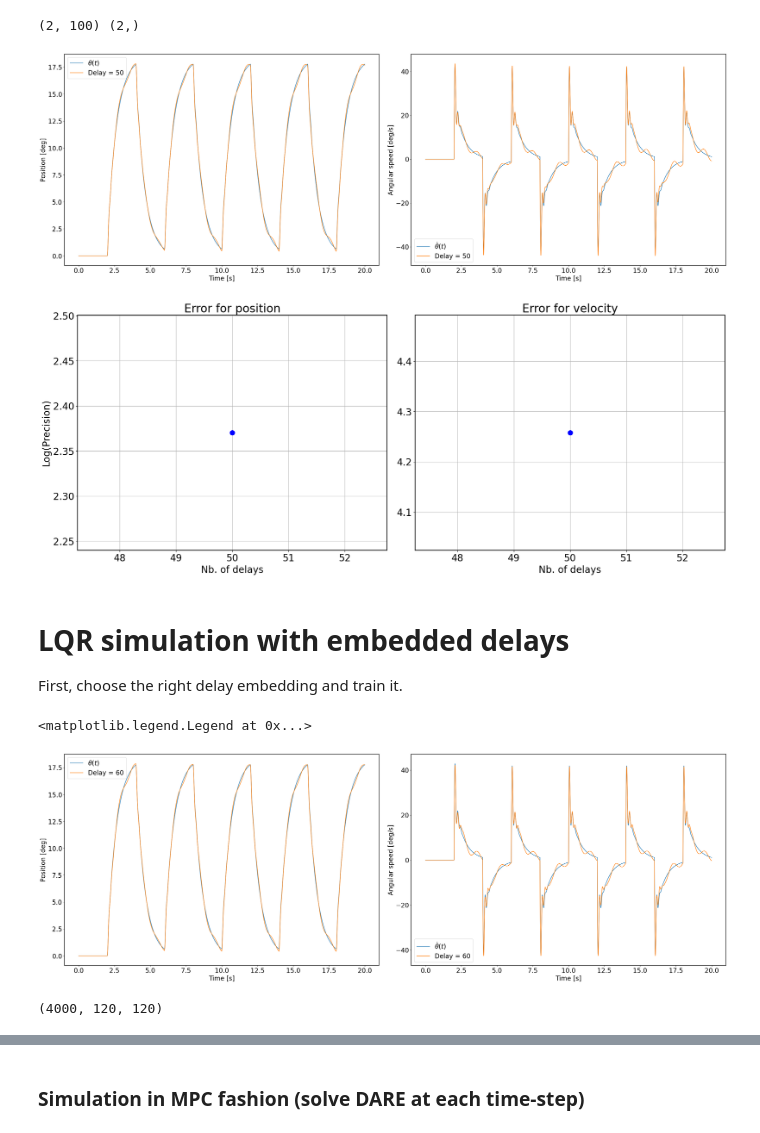
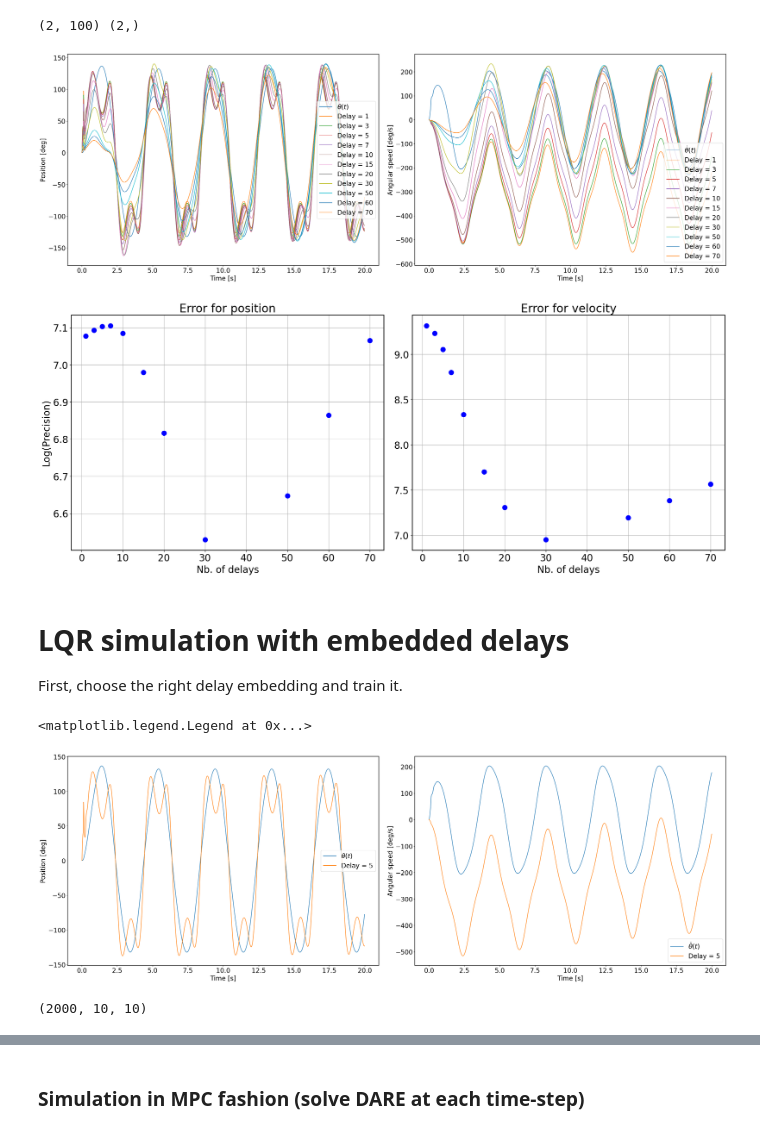
Before and after one commit to CedricFont/Subspace-learning-for-robot-application, a Jupyter notebook: LQR simulation/PendulumDelayEmbeddings.ipynb, the cells around one changed output, grey strips where cells are left out. Cells and saved outputs as stored; diff of their text form; code cells hidden in the pictures.

```diff
--- a/LQR simulation/PendulumDelayEmbeddings.ipynb
+++ b/LQR simulation/PendulumDelayEmbeddings.ipynb
@@ -22,15 +19,15 @@ The autoreload extension is already loaded. To reload it, use:
 # %%
 pend1, pend2 = SimplePendulum(mass=.7, length=.7), SimplePendulum(mass=.8, length=.8) # Create pendulum instance
-pend1.dt, pend2.dt = 5e-3, 5e-3
+pend1.dt, pend2.dt = 1e-2, 1e-2
 pend1.T, pend1.X0, pend2.T, pend2.X0 = np.arange(0,20,pend1.dt), np.array([deg2rad(0),0]), np.arange(0,20,pend2.dt), np.array([deg2rad(0),0])
 pend1.N, pend2.N = len(pend1.T), len(pend2.T)
-K, Td, Ti, t_max = 3, 2e-2, 1e-1, 20 # P(I)D controller parameters
-f_ref = 0.5 # Reference frequency
+K, Kd, Ki, t_max, K_sine = 40, 7, 60, 10, 18 # P(I)D controller parameters
+f_ref = 0.25 # Reference frequency
 
 # Reference and associated precision ratio (for LQR)
 pend1.T_ref, pend2.T_ref = np.int(1/f_ref/pend1.dt), np.int(1/f_ref/pend2.dt)
-pend1.ref, precision = squareReference(pend1.N, pend1.T_ref, [deg2rad(20),0], np.int(pend1.T_ref/10), 0)
-pend2.ref = sineReference(pend2.N, pend2.T_ref, [-deg2rad(20), deg2rad(20)])
+pend1.ref, precision = squareReference(pend1.N, pend1.T_ref, [deg2rad(30),0], np.int(pend1.T_ref/10), 0)
+pend2.ref = sineReference(pend2.N, pend2.T_ref, [-deg2rad(150), deg2rad(150)])
 pend1.U, pend2.U = np.zeros(shape=[pend1.N-1]), np.zeros(shape=[pend2.N-1])
 pend1.X, pend2.X = np.empty(shape=[2,pend1.N]), np.empty(shape=[2,pend2.N])
 pend1.X[:,0], pend2.X[:,0] = pend1.X0, pend2.X0
@@ -39,7 +36,7 @@ for i in range(pend1.N-1):
         pend1.X[:,i+1] = RK4(pend1.dynamics, pend1.X0, 0, pend1.dt, type='controller-step-by-step')
         pend2.X[:,i+1] = RK4(pend2.dynamics, pend2.X0, 0, pend2.dt, type='controller-step-by-step')
     else:
-        pend1.U[i], pend2.U[i] = PID(pend1.X, i, pend1.ref[i], K, Td, Ti, pend1.dt, t_max)[1], PD(pend2.X, i, pend2.ref[i], K, Td, pend2.dt)[1]
+        pend1.U[i], pend2.U[i] = PID(pend1.X, i, pend1.ref[i], K, Kd, Ki, pend1.dt, t_max)[0], PID(pend2.X, i, pend2.ref[i], K_sine, Kd, Ki, pend2.dt, t_max)[0]
         pend1.X[:,i+1] = RK4(pend1.dynamics, pend1.X[:,i], pend1.U[i], pend1.dt, type='controller-step-by-step')
         pend2.X[:,i+1] = RK4(pend2.dynamics, pend2.X[:,i], pend2.U[i], pend2.dt, type='controller-step-by-step')
 
@@ -76,11 +73,11 @@ This assumption was however not proposed for the input, for now (let's consider
 
 $$ \begin{pmatrix} x_1(k+1) & x_2(k+1) \\ \vdots & \vdots \\ x_1(k+T) & x_2(k+T) \end{pmatrix} = \begin{pmatrix} x_1(k) & x_2(k) & x_1(k-1) & x_2(k-1) & \cdots & x_1(k-\tau) & x_2(k-\tau) & u(k) & \cdots & u(k-\tau) \\ \vdots & \vdots & \vdots & \vdots & \ddots & \vdots & \vdots & \vdots & \ddots & \vdots \\ x_1(k+T-1) & x_2(k+T-1) & x_1(k+T-2) & x_2(k+T-2) & \cdots & x_1(k+T-1-\tau) & x_2(k+T-1-\tau) & u(T-1) & \cdots & u(T-1-\tau) \end{pmatrix} \begin{pmatrix} A_{11} & A_{21} \\ A_{12} & A_{22} \\ B_1 & B_2 \end{pmatrix} $$
 # %%
-pend = pend1
+pend = pend2
 horizon = np.int(len(pend.T)/2) # Trajectory planning horizon
-tau = 50 # Maximum delay allowed
+tau = 5 # Maximum delay allowed
 
-DLS1, explained_var = DelayedLeastSquare(pend.X, tau, horizon, pend.U[:], nb_u=1), .95
+DLS1, explained_var = DelayedLeastSquare(pend.X, tau, horizon, pend.U[:], nb_u=1), .3
 DLS1.SVD(truncation_ratio=explained_var)
 print('Optimal truncation : ', DLS1.optimal_truncation)
 
@@ -124,54 +121,60 @@ print(DLS1.A_p.shape, DLS1.B_p.shape)
 (2, 100) (2,)
 # %%
 # Several plots
-pend = pend1
-nb_delay = [50]
+pend = pend2
+# nb_delay = [1,10,20,30,40,50,100,150,180,200,250,300,400,500]
+nb_delay = [1,3,5,7,10,15,20,30,50,60,70]
 nb_plots = len(nb_delay)
 horizon = np.int(pend.N/4)
+explained_var = .01
 
 plt.rcParams['font.size'] = 20
 fig, ax = plt.subplots(1, 2, constrained_layout = True, figsize=(30,10))
 fig2, ax2 = plt.subplots(1, 2, constrained_layout = True, figsize=(20,8))
 ax[0].plot(pend.T, rad2deg(pend.X[0,:]), label=r"$\theta (t)$")
 ax[0].set_xlabel('Time [s]'), ax[0].set_ylabel('Position [deg]')
 ax[0].grid()
 ax[0].legend()
 
 ax[1].plot(pend.T, rad2deg(pend.X[1,:]), label=r"$\dot{\theta} (t)$")
 ax[1].set_xlabel('Time [s]'), ax[1].set_ylabel('Angular speed [deg]')
 ax[1].grid()
 ax[1].legend()
 for i in range(nb_plots):
     tau = nb_delay[i]
     DLS1 = DelayedLeastSquare(pend.X, tau, horizon, pend.U[:], nb_u=1)
-    DLS1.truncate(rank=9)
+    DLS1.SVD(truncation_ratio=explained_var)
+#     DLS1.truncate(rank=0)
+    DLS1.truncate(rank=DLS1.optimal_truncation)
     DLS1.computeTrajectory(pend.X0, pend.U)
     DLS1.computePrecision(pend.X)
 
     ax[0].plot(pend.T[:len(pend.T)], rad2deg(DLS1.Traj[0,:]), label='Delay = '+str(tau))
     ax[0].set_xlabel('Time [s]'), ax[0].set_ylabel('Position [deg]')
     ax[0].grid()
     ax[0].legend()
 
     ax[1].plot(pend.T[:len(pend.T)], rad2deg(DLS1.Traj[1,:]), label='Delay = '+str(tau))
     ax[1].set_xlabel('Time [s]'), ax[1].set_ylabel('Angular speed [deg/s]')
     ax[1].grid()
     ax[1].legend()
 
     ax2[0].plot(tau, np.log(DLS1.precision[0]),'-o', markersize=10, color='b'), ax2[0].set_title('Error for position'), ax2[0].set_xlabel('Nb. of delays'), ax2[0].set_ylabel('Log(Precision)')
     ax2[1].plot(tau, np.log(DLS1.precision[1]),'-o', markersize=10, color='b'), ax2[1].set_title('Error for velocity'), ax2[1].set_xlabel('Nb. of delays')
     ax2[0].grid(), ax2[1].grid()
 # %% [output]
-[figure, old version]
+[figure, new version]
-[figure, old version]
+[figure, new version]
 # %% [markdown]
 # LQR simulation with embedded delays <br>
 First, choose the right delay embedding and train it.
 # %%
-tau = 60
+tau = 5
 DLS1 = DelayedLeastSquare(pend.X, tau, horizon, pend.U[:], nb_u=1)
-DLS1.truncate(rank=9)
-DLS1.computeTrajectory(pend.X0, pend.U, low_rank=True)
+DLS1.SVD(truncation_ratio=.2)
+DLS1.truncate(rank=DLS1.optimal_truncation)
+# DLS1.truncate(rank=30)
+DLS1.computeTrajectory(pend.X0, pend.U)
 
 plt.rcParams['font.size'] = 20
 fig, ax = plt.subplots(1, 2, constrained_layout = True, figsize=(30,10))
@@ -197,7 +200,7 @@ ax[1].grid()
 ax[1].legend()
 # %% [output]
 <matplotlib.legend.Legend at 0x...>
-[figure, old version]
+[figure, new version]
 # %%
 A_LQR = np.zeros(shape=[2*tau,2*tau])
 A_LQR[0:2,:], A_LQR[2:2*tau,0:2*tau-2] = DLS1.A, np.eye(2*tau-2)
@@ -220,7 +223,7 @@ for i in range(1,pend1.N):
 lqr_tracking.seq_xi = seq_tracking
 
 # Control precision
-u_std = 1. # means 1e-3
+u_std = -2. # means 1e-3
 lqr_tracking.gmm_u = u_std
 
 # Tracking precision
@@ -235,7 +238,7 @@ print(Q_tracking.shape)
 
 lqr_tracking.ricatti()
 # %% [output]
-(4000, 120, 120)
+(2000, 10, 10)
 # %%
 # Simulate the closed-loop system
 X0 = np.zeros((10,2*tau))
```
Also changed, not shown: parts of 6 cells of this notebook, 1 other file.
